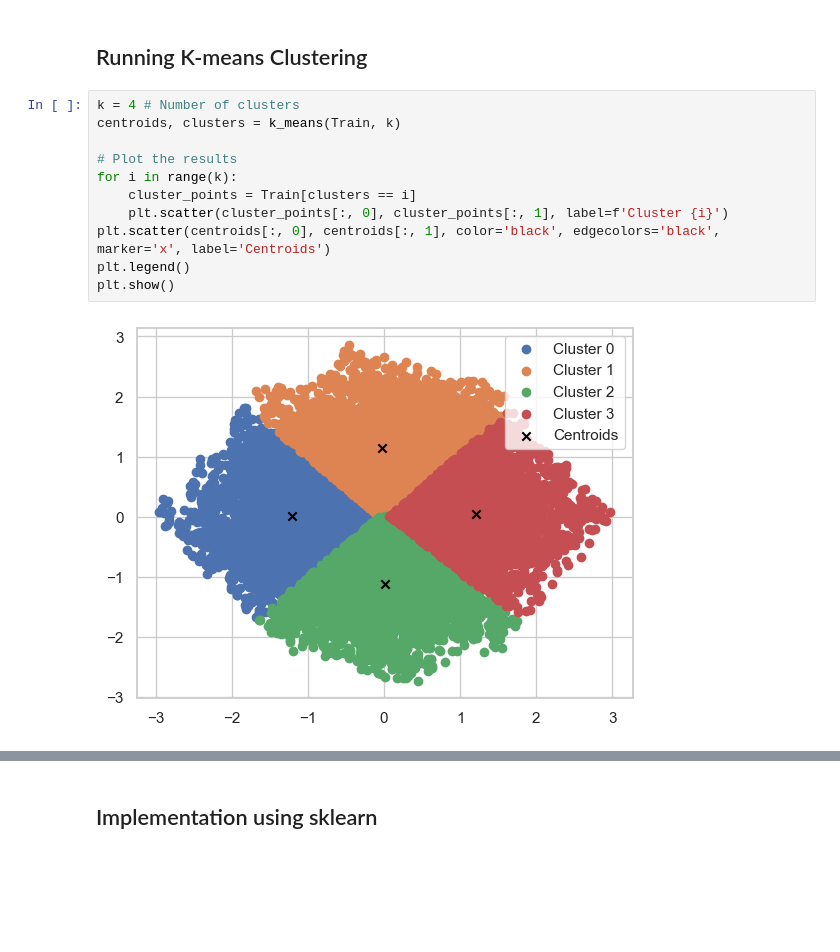
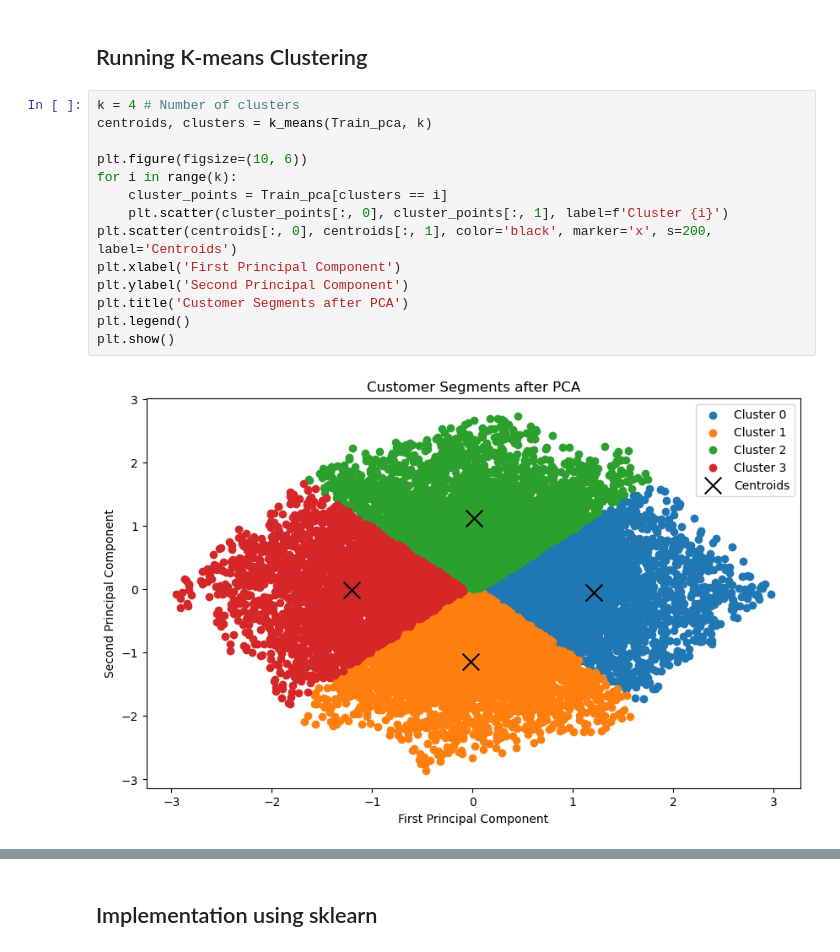
Before and after one commit to Naveed-SNR/super-goggles, a Jupyter notebook: implementations/Unsupervised Machine Learning/customersegmentation.ipynb, the cells around one changed output, grey strips where cells are left out. Cells and saved outputs as stored; diff of their text form; blank space fills up the shorter version.

Commit message:
Added PCA to customer segmentation (without sklearn)

```diff
--- a/implementations/Unsupervised Machine Learning/customersegmentation.ipynb
+++ b/implementations/Unsupervised Machine Learning/customersegmentation.ipynb
@@ -209,15 +262,18 @@ Completed k=10
 ## Running K-means Clustering
 # %%
 k = 4 # Number of clusters
-centroids, clusters = k_means(Train, k)
+centroids, clusters = k_means(Train_pca, k)
 
-# Plot the results
+plt.figure(figsize=(10, 6))
 for i in range(k):
-    cluster_points = Train[clusters == i]
+    cluster_points = Train_pca[clusters == i]
     plt.scatter(cluster_points[:, 0], cluster_points[:, 1], label=f'Cluster {i}')
-plt.scatter(centroids[:, 0], centroids[:, 1], color='black', edgecolors='black', marker='x', label='Centroids')
+plt.scatter(centroids[:, 0], centroids[:, 1], color='black', marker='x', s=200, label='Centroids')
+plt.xlabel('First Principal Component')
+plt.ylabel('Second Principal Component')
+plt.title('Customer Segments after PCA')
 plt.legend()
 plt.show()
 # %% [output]
-[figure, old version]
+[figure, new version]
 # %%
```
Also changed, not shown: parts of 10 cells of this notebook, 3 other files.
